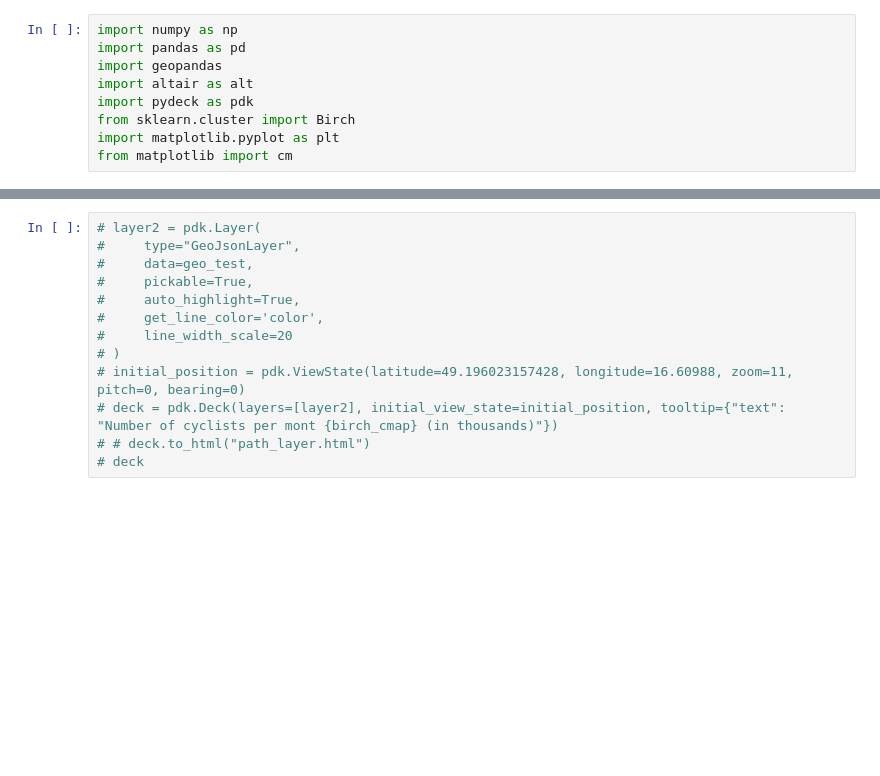
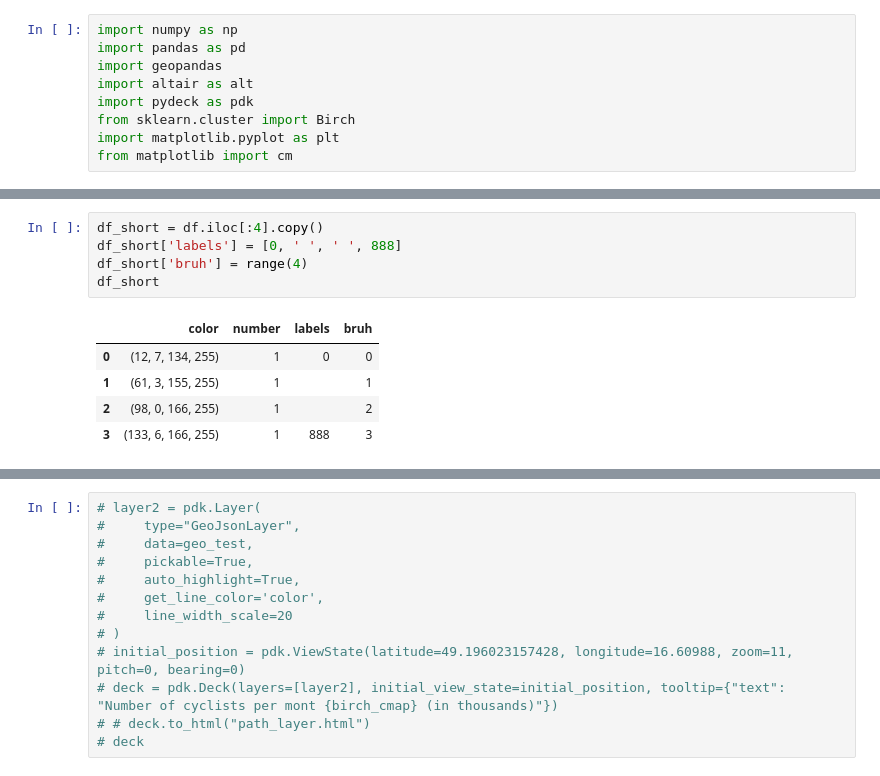
Before and after one commit to matousidc/streamlit_app, a Jupyter notebook: maps.ipynb, the cells around one changed output, grey strips where cells are left out. Drawn from its saved outputs; the diff is of its cells as text; blank space fills up the shorter version.

```diff
--- a/maps.ipynb
+++ b/maps.ipynb
@@ -41,0 +110,11 @@ df2
+# %%
+df_short = df.iloc[:4].copy()
+df_short['labels'] = [0, ' ', ' ', 888]
+df_short['bruh'] = range(4)
+df_short
+# %% [output]
+|  | color | number | labels | bruh |
+| 0 | (12, 7, 134, 255) | 1 | 0 | 0 |
+| 1 | (61, 3, 155, 255) | 1 |  | 1 |
+| 2 | (98, 0, 166, 255) | 1 |  | 2 |
+| 3 | (133, 6, 166, 255) | 1 | 888 | 3 |
```
Also changed, not shown: parts of 15 cells of this notebook, 17 other files.
